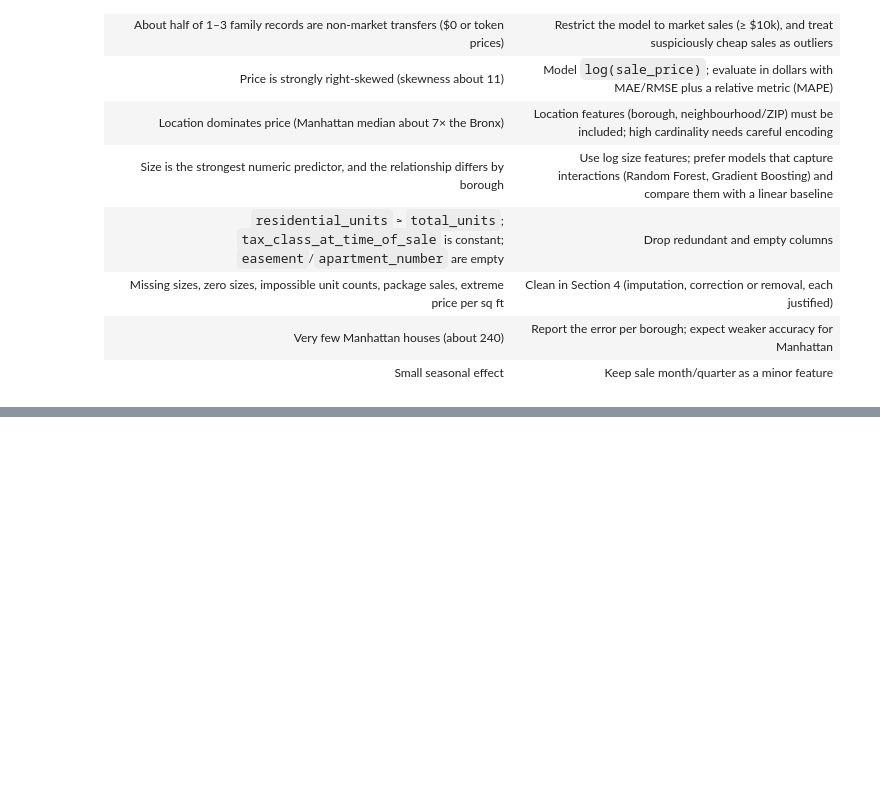
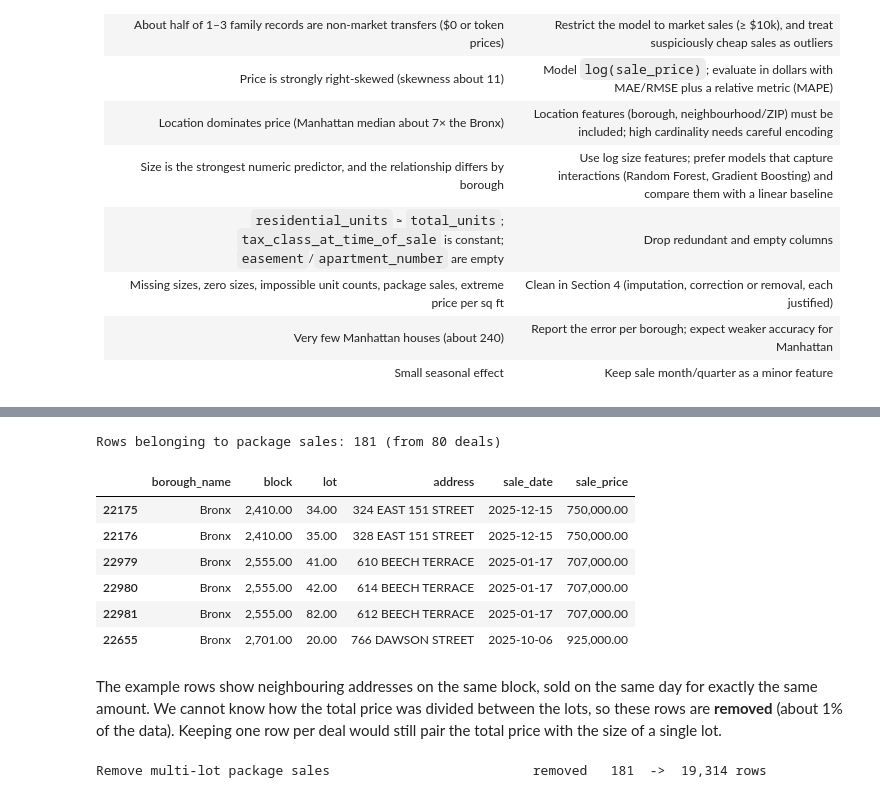
Before and after one commit to nodirbeksolijonov/MLDA-CW1-NYC-Property-Sales, a Jupyter notebook: notebooks/MLDA_CW1_NYC_Property_Sales.ipynb, the cells around one changed output, grey strips where cells are left out. Cells and saved outputs as stored; diff of their text form; code cells hidden in the pictures; blank space fills up the shorter version.

```diff
--- a/notebooks/MLDA_CW1_NYC_Property_Sales.ipynb
+++ b/notebooks/MLDA_CW1_NYC_Property_Sales.ipynb
@@ -680,0 +699,10 @@ issues.to_frame()
+# %%
+df_clean = df_res.copy()
+
+cleaning_log = [("Start: 1-3 family market sales (>= $10k)", len(df_clean))]
+
+def log_step(description):
+    """Record the row count after a cleaning step and print what changed."""
+    before = cleaning_log[-1][1]
+    cleaning_log.append((description, len(df_clean)))
+    print(f"{description:<55} removed {before - len(df_clean):>5,}  ->  {len(df_clean):>6,} rows")
@@ -680,0 +721,7 @@ issues.to_frame()
+# %%
+class_changed = df_clean["building_class_at_present"] != df_clean["building_class_at_time_of_sale"]
+
+print(f"Sales whose building class changed after the sale: {class_changed.sum()}")
+print("\nWhat they are now (first letter of current building class):")
+print(df_clean.loc[class_changed, "building_class_at_present"].str[0].value_counts().rename(
+    {"A": "A = 1-family", "B": "B = 2-family", "C": "C = walk-up/3-family", "V": "V = vacant land"}))
@@ -680,0 +743,3 @@ issues.to_frame()
+# %%
+df_clean = df_clean[~class_changed]
+log_step("Remove sales whose building class changed")
@@ -680,0 +751,24 @@ issues.to_frame()
+# %%
+package_key = ["borough_name", "block", "sale_date", "sale_price"]
+is_package = df_clean.duplicated(package_key, keep=False)
+
+print(f"Rows belonging to package sales: {is_package.sum()} "
+      f"(from {df_clean[is_package].groupby(package_key).ngroups} deals)")
+df_clean[is_package].sort_values(package_key)[["borough_name", "block", "lot", "address",
+                                               "sale_date", "sale_price"]].head(6)
+# %% [output]
+Rows belonging to package sales: 181 (from 80 deals)
+|  | borough_name | block | lot | address | sale_date | sale_price |
+| 22175 | Bronx | 2,410.00 | 34.00 | 324 EAST 151 STREET | 2025-12-15 | 750,000.00 |
+| 22176 | Bronx | 2,410.00 | 35.00 | 328 EAST 151 STREET | 2025-12-15 | 750,000.00 |
+| 22979 | Bronx | 2,555.00 | 41.00 | 610 BEECH TERRACE | 2025-01-17 | 707,000.00 |
+| 22980 | Bronx | 2,555.00 | 42.00 | 614 BEECH TERRACE | 2025-01-17 | 707,000.00 |
+| 22981 | Bronx | 2,555.00 | 82.00 | 612 BEECH TERRACE | 2025-01-17 | 707,000.00 |
+| 22655 | Bronx | 2,701.00 | 20.00 | 766 DAWSON STREET | 2025-10-06 | 925,000.00 |
+# %% [markdown]
+The example rows show neighbouring addresses on the same block, sold on the same day for exactly the same amount. We cannot know how the total price was divided between the lots, so these rows are **removed** (about 1% of the data). Keeping one row per deal would still pair the total price with the size of a single lot.
+# %%
+df_clean = df_clean[~is_package]
+log_step("Remove multi-lot package sales")
+# %% [output]
+Remove multi-lot package sales                          removed   181  ->  19,314 rows
```
Also changed, not shown: parts of 27 cells of this notebook.
